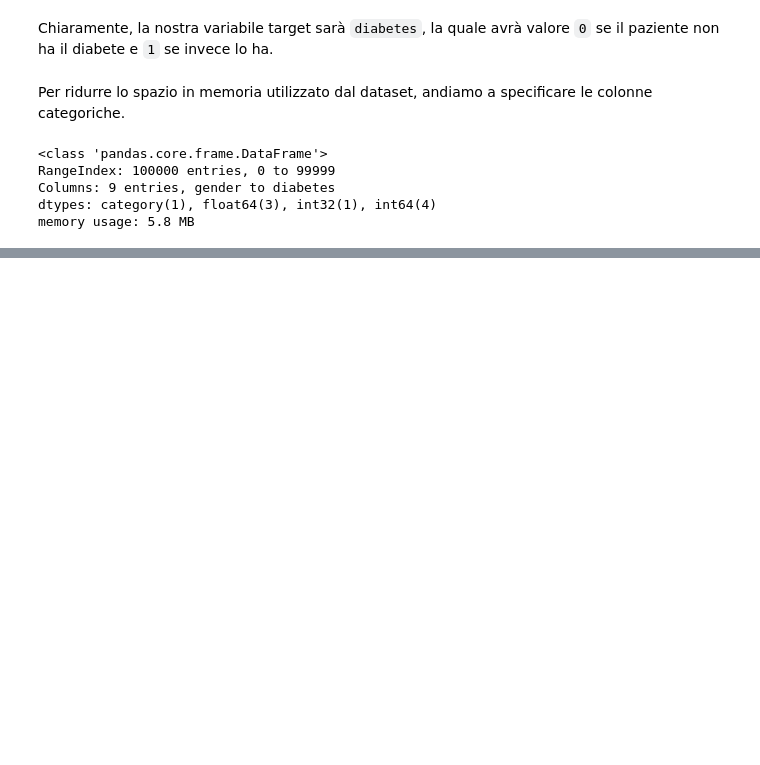
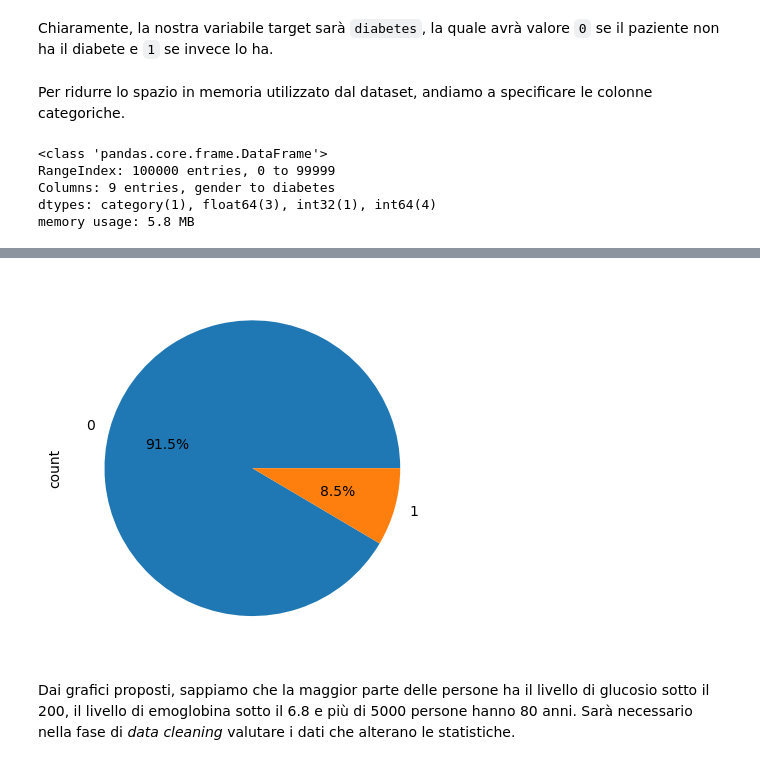
Before and after one commit to LorenzoRigoni/DIA24-Diabetes-Prediction, a Jupyter notebook: Diabetes_prediction.ipynb, the cells around one changed output, grey strips where cells are left out. Drawn from its saved outputs; the diff is of its cells as text; code cells hidden in the pictures; blank space fills up the shorter version.

Commit message:
General analysis of data

```diff
--- a/Diabetes_prediction.ipynb
+++ b/Diabetes_prediction.ipynb
@@ -96,0 +152,6 @@ memory usage: 5.8 MB
+# %%
+patients['diabetes'].value_counts().plot.pie(autopct='%1.1f%%');
+# %% [output]
+[figure, added]
+# %% [markdown]
+Dai grafici proposti, sappiamo che la maggior parte delle persone ha il livello di glucosio sotto il 200, il livello di emoglobina sotto il 6.8 e più di 5000 persone hanno 80 anni. Sarà necessario nella fase di _data cleaning_ valutare i dati che alterano le statistiche.
```
Also changed, not shown: parts of 8 cells of this notebook.
